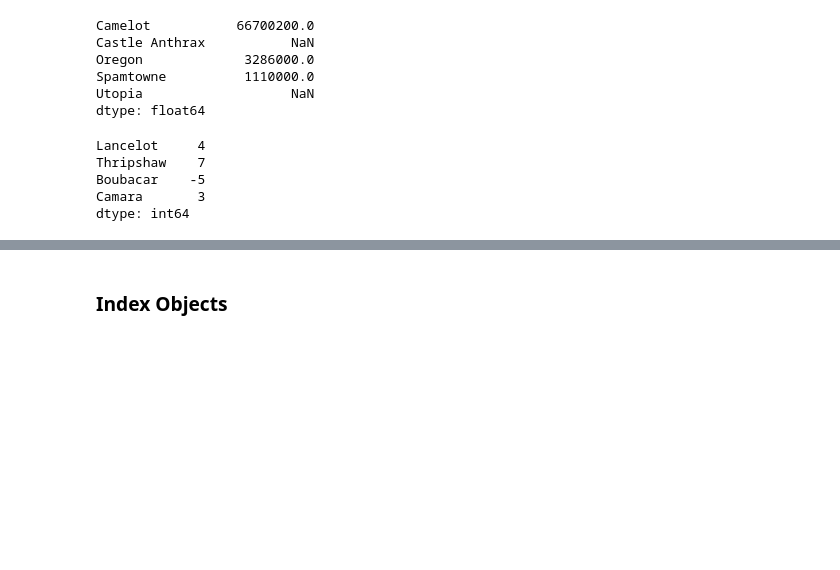
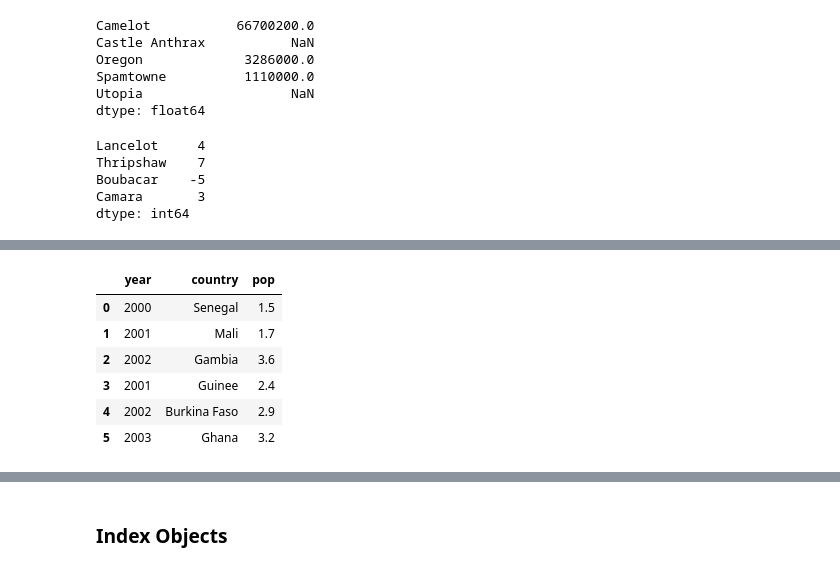
Before and after one commit to worker-bee-micah/practice-only, a Jupyter notebook: 00_mt_pd_dataframes_series.ipynb, the cells around one changed output, grey strips where cells are left out. Cells and saved outputs as stored; diff of their text form; code cells hidden in the pictures; blank space fills up the shorter version.

```diff
--- a/00_mt_pd_dataframes_series.ipynb
+++ b/00_mt_pd_dataframes_series.ipynb
@@ -161,3 +177,12 @@ frame.head()
 # %%
-pd.DataFrame(data, columns=['year', 'state', 'pop'])
+#specify the column order
+pd.DataFrame(data, columns=['year', 'country', 'pop'])
+# %% [output]
+|  | year | country | pop |
+| 0 | 2000 | Senegal | 1.5 |
+| 1 | 2001 | Mali | 1.7 |
+| 2 | 2002 | Gambia | 3.6 |
+| 3 | 2001 | Guinee | 2.4 |
+| 4 | 2002 | Burkina Faso | 2.9 |
+| 5 | 2003 | Ghana | 3.2 |
 # %%
```
Also changed, not shown: parts of 22 cells of this notebook, 2 other files.
